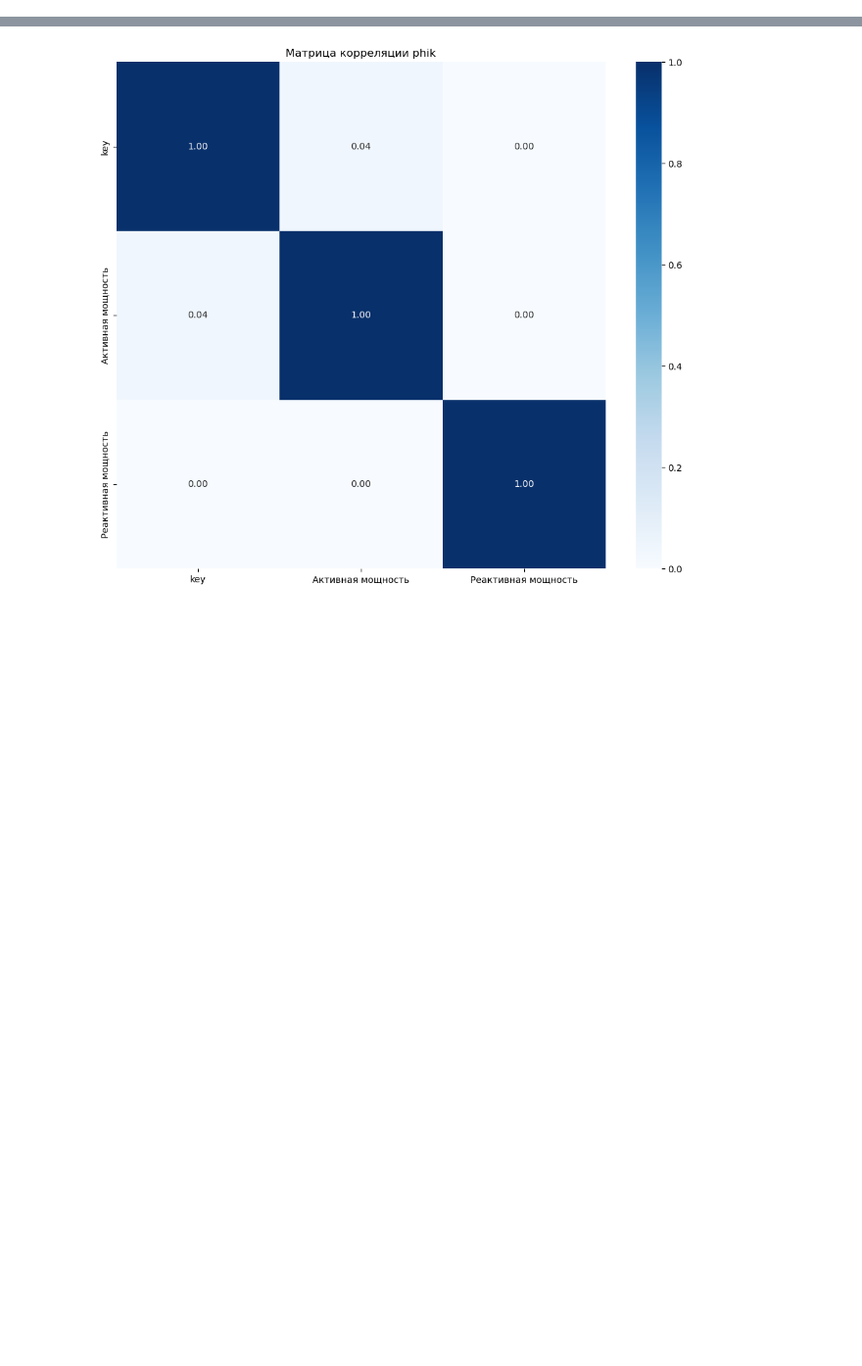
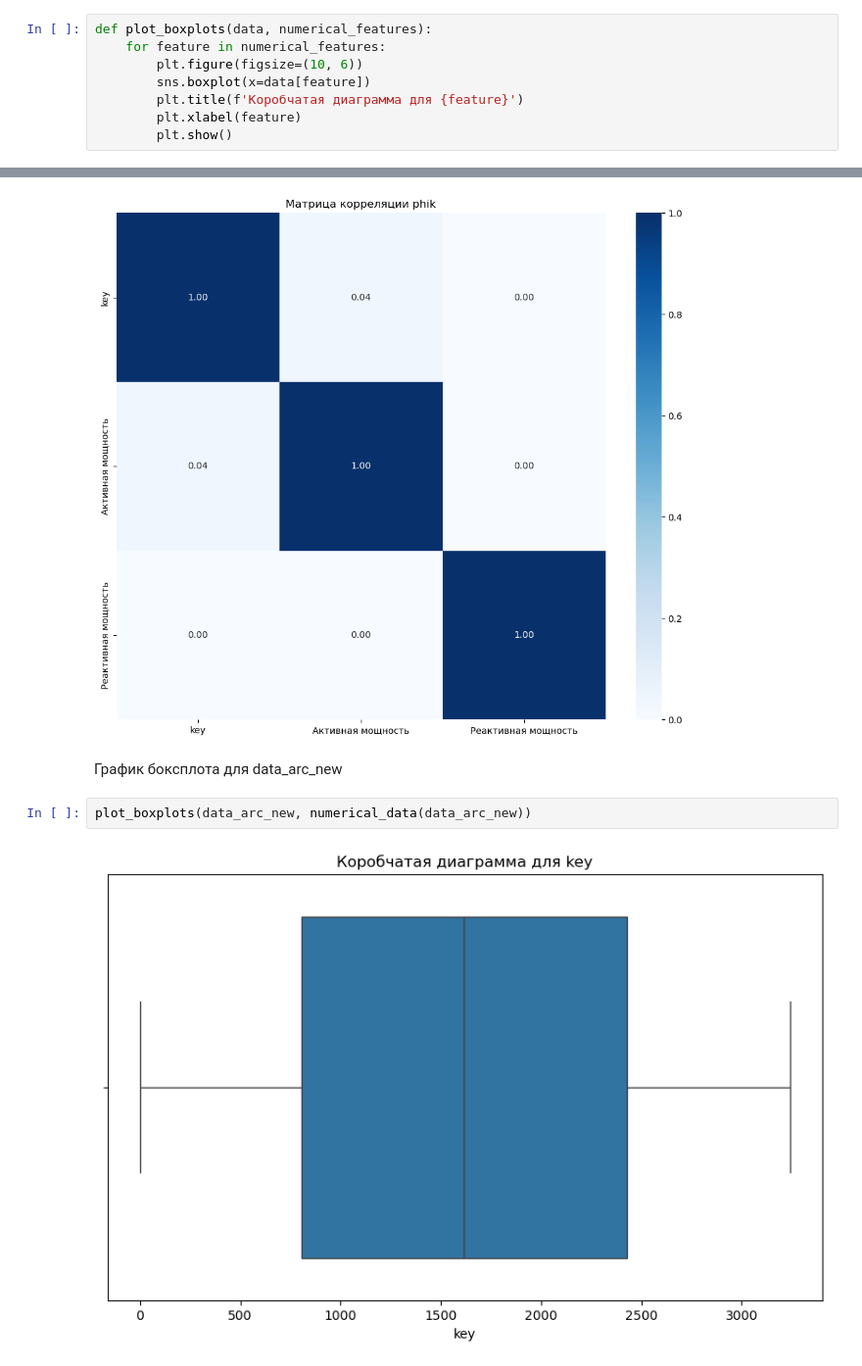
Before and after one commit to butuzovzeleboba/Industry, a Jupyter notebook: Industry.ipynb, the cells around one changed output, grey strips where cells are left out. Shown: that part at 98% size. Drawn from its saved outputs; the diff is of its cells as text; blank space fills up the shorter version.

Commit message:
Data_analysis_2

```diff
--- a/Industry.ipynb
+++ b/Industry.ipynb
@@ -492,0 +510,8 @@ def plot_time_series(data, time_features):
+# %%
+def plot_boxplots(data, numerical_features):
+    for feature in numerical_features:
+        plt.figure(figsize=(10, 6))
+        sns.boxplot(x=data[feature])
+        plt.title(f'Коробчатая диаграмма для {feature}')
+        plt.xlabel(feature)
+        plt.show()
@@ -506,3 +537,9 @@ plot_correlation_matrix_phik(data_arc_new)
 # %% [output]
 interval columns not set, guessing: ['key', 'Активная мощность', 'Реактивная мощность']
 [figure]
+# %% [markdown]
+График боксплота для data_arc_new
+# %%
+plot_boxplots(data_arc_new, numerical_data(data_arc_new))
+# %% [output]
+[figure, added]
```
Also changed, not shown: parts of 41 cells of this notebook.
